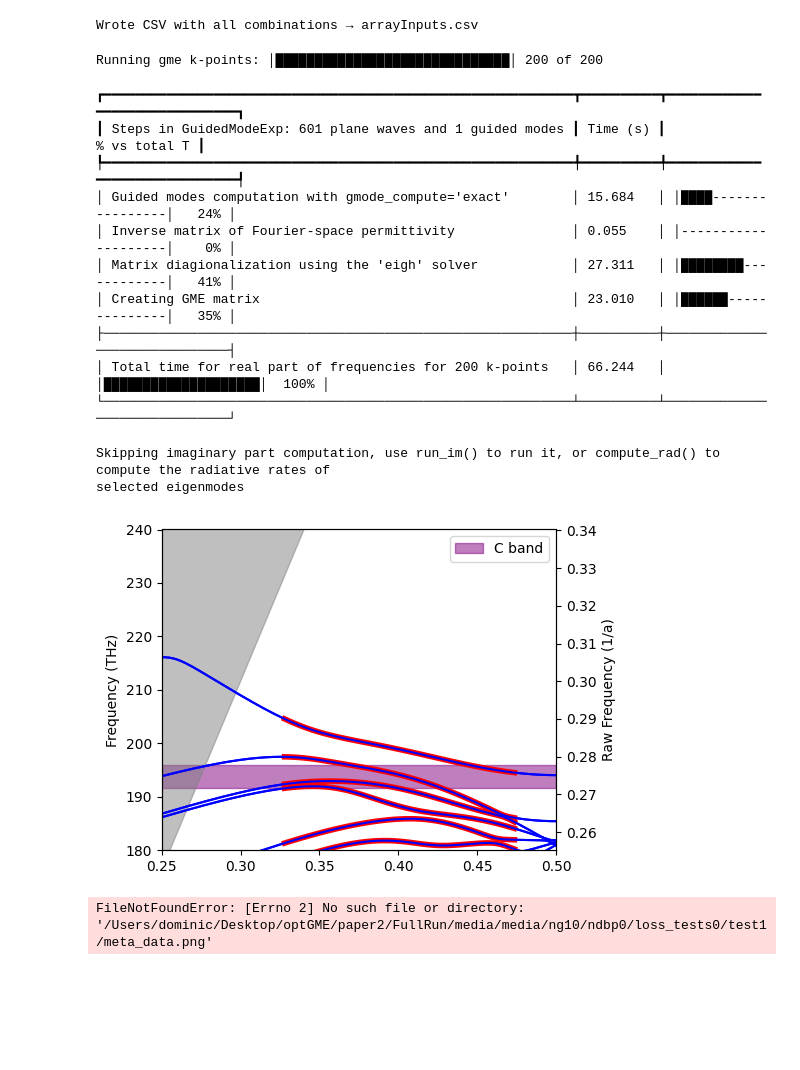
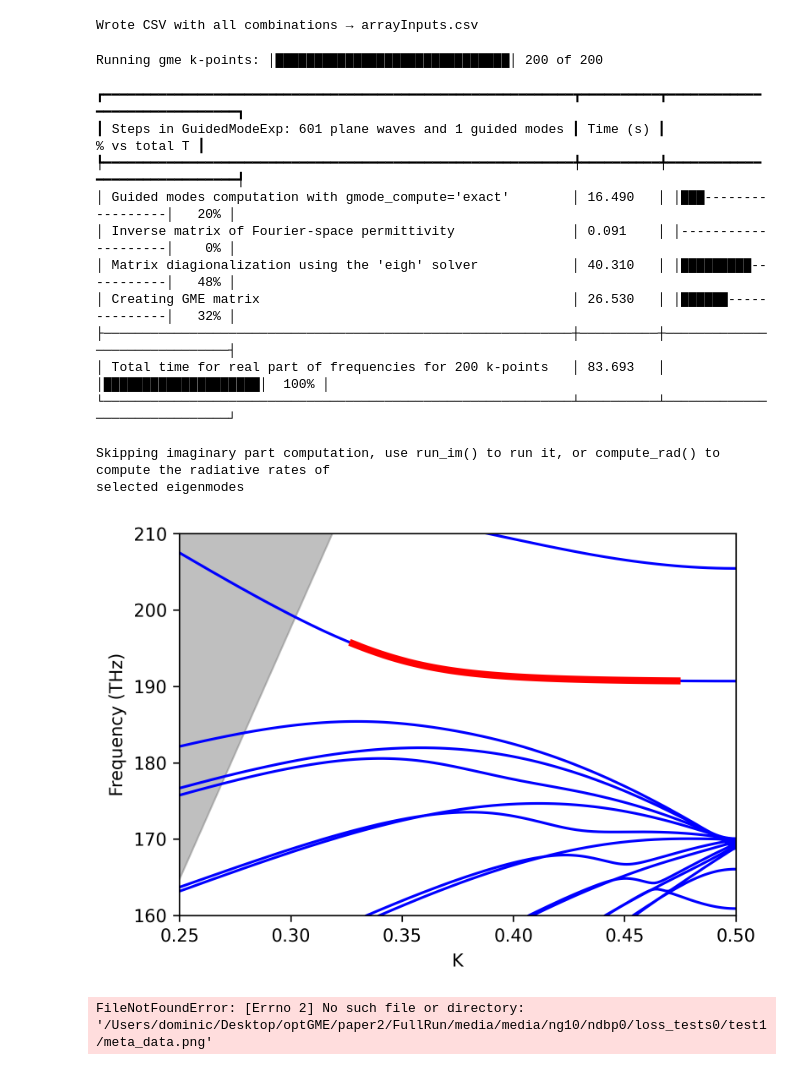
Before and after one commit to DominicJThompson/optGME, a Jupyter notebook: paper2/FullRun/playground.ipynb, the cells around one changed output. Saved outputs shown, nothing was run; the diff lists cells and outputs as text; code cells hidden in the pictures; blank space fills up the shorter version.

```diff
--- a/paper2/FullRun/playground.ipynb
+++ b/paper2/FullRun/playground.ipynb
@@ -38,30 +38,11 @@ import legume
 import matplotlib.pyplot as plt
 # %%
 kpoints = np.linspace(np.pi*.5,np.pi,200)
-gmeParams = {'verbose':True,'numeig':15,'compute_im':False,'gmode_inds':[0],'kpoints':np.vstack([kpoints,[0]*len(kpoints)])}
+gmeParams = {'verbose':True,'numeig':20,'compute_im':False,'gmode_inds':[0],'kpoints':np.vstack([kpoints,[0]*len(kpoints)])}
 phcParams = {"Ny":7,"dslab":270/455,"eps_slab":3.13}
 backscatterParams = {'a':455,'sig':3,'lp':40,'phidiv':45,'zdiv':10}
 
-vars =np.array([0.6341213487849064,
-                -0.034754312783848766,
-                0.5669157281844023,
-                0.4903896730051831,
-                0.00711340185454133,
-                0.5081374991003186,
-                -2.3945373965518146,
-                -1.78771396333149,
-                -0.8469772701304329,
-                0.9054813787548898,
-                1.8035146731995217,
-                2.437942498981947,
-                0.2583527910783773,
-                0.22395037929292766,
-                0.22640979228335806,
-                0.29453033283156765,
-                0.22288378600734007,
-                0.23958429207365134])
-
-phc = W1(vars=vars,**phcParams)
+phc = W1(NyChange=0,**phcParams)
 gme = legume.GuidedModeExp(phc,4.01)
 gme.run(**gmeParams)
 # %% [output]
@@ -69,42 +50,42 @@ Running gme k-points: │██████████████████
 ┏━━━━━━━━━━━━━━━━━━━━━━━━━━━━━━━━━━━━━━━━━━━━━━━━━━━━━━━━━━━━┳━━━━━━━━━━┳━━━━━━━━━━━━━━━━━━━━━━━━━━━━━━┓
 ┃ Steps in GuidedModeExp: 601 plane waves and 1 guided modes ┃ Time (s) ┃                 % vs total T ┃
 ┡━━━━━━━━━━━━━━━━━━━━━━━━━━━━━━━━━━━━━━━━━━━━━━━━━━━━━━━━━━━━╇━━━━━━━━━━╇━━━━━━━━━━━━━━━━━━━━━━━━━━━━━━┩
-│ Guided modes computation with gmode_compute='exact'        │ 15.684   │ │████----------------│   24% │
-│ Inverse matrix of Fourier-space permittivity               │ 0.055    │ │--------------------│    0% │
-│ Matrix diagionalization using the 'eigh' solver            │ 27.311   │ │████████------------│   41% │
-│ Creating GME matrix                                        │ 23.010   │ │██████--------------│   35% │
+│ Guided modes computation with gmode_compute='exact'        │ 16.490   │ │███-----------------│   20% │
+│ Inverse matrix of Fourier-space permittivity               │ 0.091    │ │--------------------│    0% │
+│ Matrix diagionalization using the 'eigh' solver            │ 40.310   │ │█████████-----------│   48% │
+│ Creating GME matrix                                        │ 26.530   │ │██████--------------│   32% │
 ├────────────────────────────────────────────────────────────┼──────────┼──────────────────────────────┤
-│ Total time for real part of frequencies for 200 k-points   │ 66.244   │ │████████████████████│  100% │
+│ Total time for real part of frequencies for 200 k-points   │ 83.693   │ │████████████████████│  100% │
 └────────────────────────────────────────────────────────────┴──────────┴──────────────────────────────┘
 Skipping imaginary part computation, use run_im() to run it, or compute_rad() to compute the radiative rates of
 selected eigenmodes
 # %%
-fconv = 299792458/425/1e-9/1e12
+fconv = 299792458/455/1e-9/1e12
 c_band_max = 195.9
 c_band_min = 191.56
 
-fig, ax1 = plt.subplots(figsize=(5.4, 3.8))
+fig, ax1 = plt.subplots(figsize=(5.4, 3.8),dpi=300)
 
 # Plot with frequency conversion on the left axis
 ax1.plot(kpoints/np.pi/2, gme.freqs*fconv, color='b')
-ax1.plot(kpoints[62:179]/np.pi/2, (gme.freqs*fconv)[62:179,:], color='r',linewidth=4)
-ax1.fill_between(kpoints/np.pi/2, c_band_min, c_band_max, color='purple', alpha=.5,label='C band')
+ax1.plot(kpoints[62:179]/np.pi/2, (gme.freqs*fconv)[62:179,14], color='r',linewidth=4)
+# ax1.fill_between(kpoints/np.pi/2, c_band_min, c_band_max, color='purple', alpha=.5,label='C band')
 ax1.fill_between(kpoints/np.pi/2, kpoints*fconv/np.pi/2, np.max(kpoints)*fconv/np.pi/2, color='gray', alpha=.5)
-ax1.set_ylim(180, 240)
+ax1.set_ylim(160, 210)
 ax1.set_xlim(.25, 0.5)
 ax1.set_ylabel('Frequency (THz)')
+ax1.set_xlabel('K')
 
 # Create a second y-axis without frequency conversion
-ax2 = ax1.twinx()
-ax2.plot(kpoints/np.pi/2, gme.freqs, color='b')
-ax2.set_ylabel('Raw Frequency (1/a)')
+# ax2 = ax1.twinx()
+# ax2.plot(kpoints/np.pi/2, gme.freqs, color='b')
+# ax2.set_ylabel('Raw Frequency (1/a)')
 # Match x-limits
 ax2.set_ylim(ax1.get_ylim()[0]/fconv, ax1.get_ylim()[1]/fconv)
-ax1.legend()
 fig.tight_layout()
 plt.show()
 # %% [output]
-[figure, old version]
+[figure, new version]
 # %%
 optomization.runBatchReport(10,0,8,f'/Users/dominic/Desktop/optGME/paper2/FullRun/media/media/ng{10}/ndbp{0}/loss_tests{0}',f'/Users/dominic/Desktop/optGME/paper2/FullRun/media/media/ng{10}/ndbp{0}/loss_tests{0}/report{42}')
 # %% [output]
```
Also changed, not shown: 4 other files.
